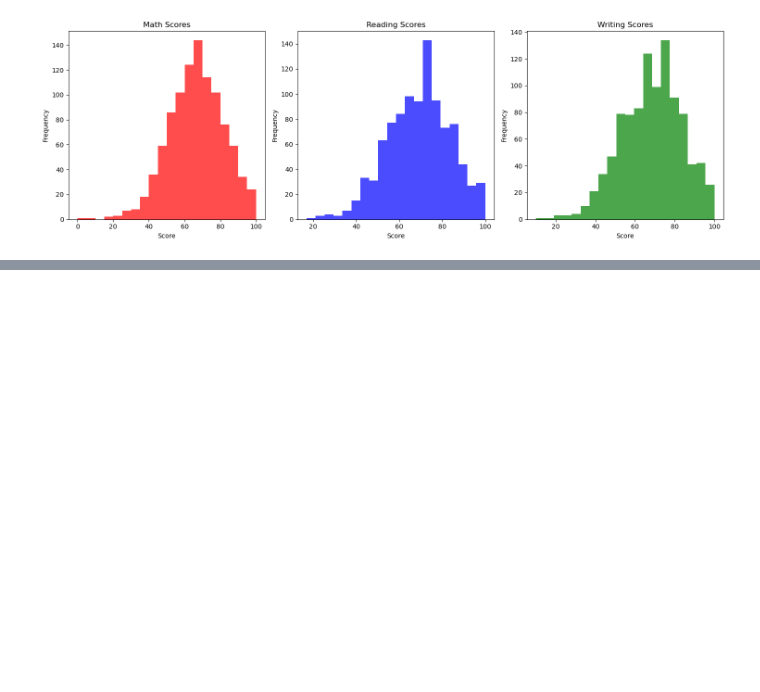
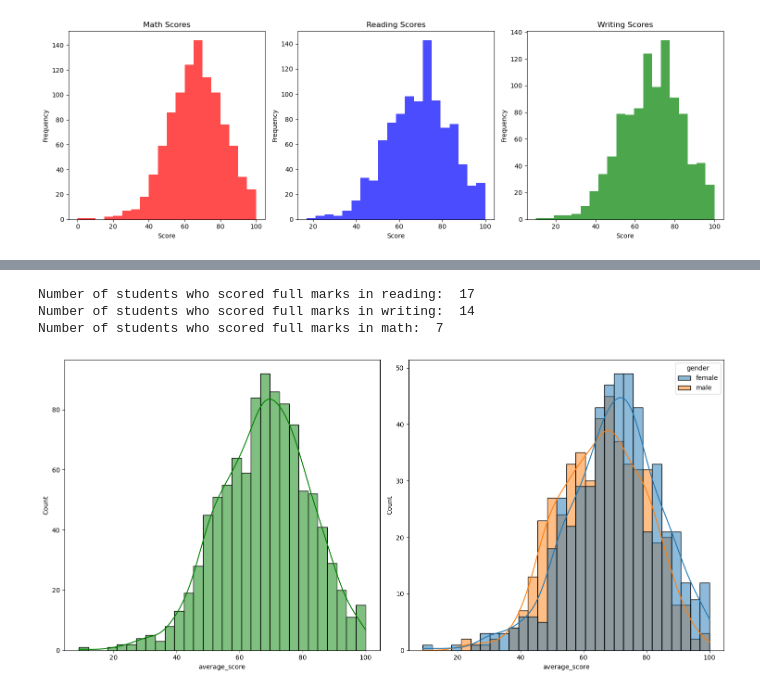
Before and after one commit to Hayfa0729/ML_PROJECT-1, a Jupyter notebook: notebook/1. EDA STUDENT PERFORMANCE.ipynb, the cells around one changed output, grey strips where cells are left out. Drawn from its saved outputs; the diff is of its cells as text; code cells hidden in the pictures; blank space fills up the shorter version.

Commit message:
Performed EDA and Data PreProcessing

```diff
--- a/notebook/1. EDA STUDENT PERFORMANCE.ipynb
+++ b/notebook/1. EDA STUDENT PERFORMANCE.ipynb
@@ -281,0 +277,6 @@ NameError: name 'plt' is not defined
+# %%
+df = pd.read_csv('data/stud.csv')
+# %%
+df['total_score'] = df['math_score'] + df['reading_score'] + df['writing_score']
+df['average_score'] = df['total_score'] / 3
+df.head()
@@ -281,0 +290,22 @@ NameError: name 'plt' is not defined
+# %%
+reading_full = (df['reading_score'] == 100).sum()
+writing_full = (df['writing_score'] == 100).sum()
+math_full = (df['math_score'] == 100).sum()
+
+print("Number of students who scored full marks in reading: ", reading_full)
+print("Number of students who scored full marks in writing: ", writing_full)
+print("Number of students who scored full marks in math: ", math_full)
+# %% [output]
+Number of students who scored full marks in reading:  17
+Number of students who scored full marks in writing:  14
+Number of students who scored full marks in math:  7
+# %%
+fig , axis = plt.subplots(1 , 2 , figsize=(15,7))
+plt.subplot(121)
+sns.histplot(data = df , x = 'average_score' , bins = 30 , kde = True , color = 'green')
+plt.subplot(122)
+sns.histplot(data = df , x = 'average_score' , bins = 30 , kde = True , hue = 'gender')
+plt.tight_layout()
+plt.show()
+# %% [output]
+[figure, added]
```
Also changed, not shown: parts of 23 cells of this notebook.
